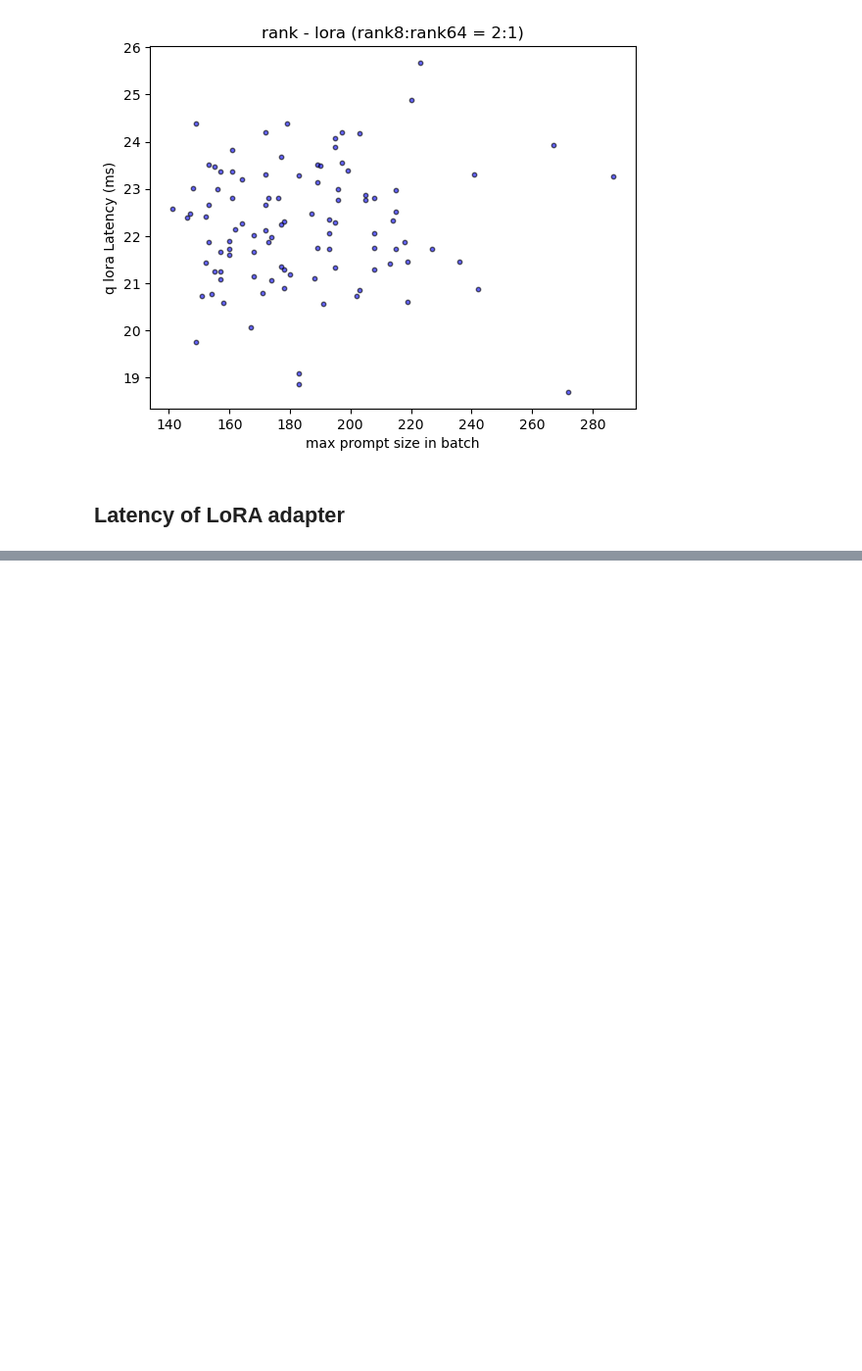
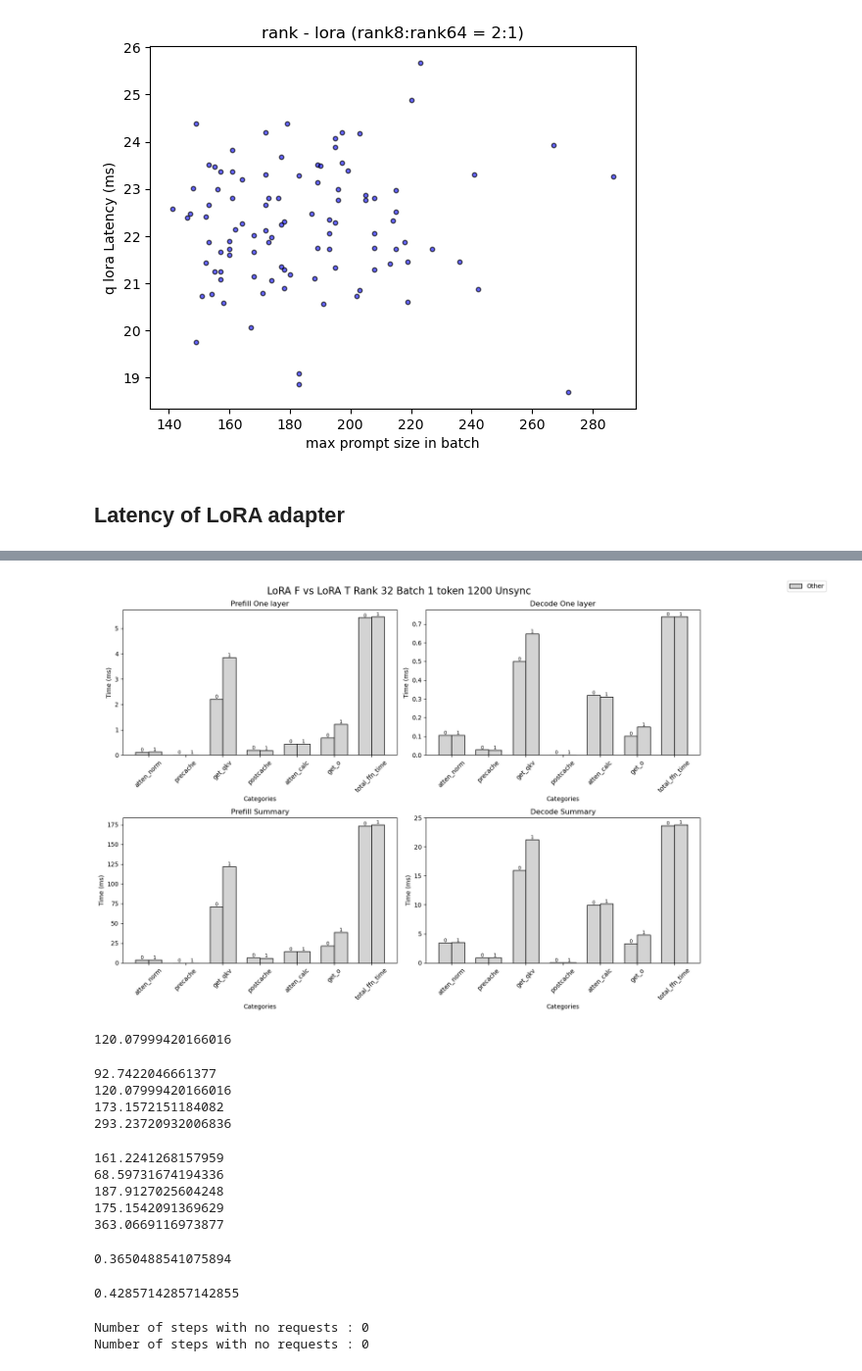
Before and after one commit to sgjeon194/S-LoRA_Analysis, a Jupyter notebook: Logs/timeDataParser.ipynb, the cells around one changed output, grey strips where cells are left out. Shown at 98% size. Cells and saved outputs as stored; diff of their text form; code cells hidden in the pictures; blank space fills up the shorter version.

```diff
--- a/Logs/timeDataParser.ipynb
+++ b/Logs/timeDataParser.ipynb
@@ -994,0 +1163,77 @@ plot_latency_stack_graph(batchsize_1_token_1200_use_lora_true_prefill[0]["layers
+# %%
+### For use LoRA True vs use LoRA False
+layer_idx = 23
+data["prefill_one_layer"] = [
+    batchsize_1_rank32_token_1200_sync_F_lora_F_prefill[0]["layers"][layer_idx],
+    batchsize_1_rank32_token_1200_sync_F_lora_T_prefill[0]["layers"][layer_idx]
+]
+data["decode_one_layer"] = [
+    batchsize_1_rank32_token_1200_sync_F_lora_F_decode[0]["layers"][layer_idx],
+    batchsize_1_rank32_token_1200_sync_F_lora_T_decode[0]["layers"][layer_idx]
+]
+
+data["prefill_summary"] = [
+    batchsize_1_rank32_token_1200_sync_F_lora_F_prefill[0]["summary"],
+    batchsize_1_rank32_token_1200_sync_F_lora_T_prefill[0]["summary"]
+]
+data["decode_summary"] = [
+    batchsize_1_rank32_token_1200_sync_F_lora_F_decode[0]["summary"],
+    batchsize_1_rank32_token_1200_sync_F_lora_T_decode[0]["summary"]
+]
+
+plot_latency_stack_graph_bundle("LoRA F vs LoRA T Rank 32 Batch 1 token 1200 Unsync", data, False)
+# %% [output]
+[figure, added]
+# %%
+sum([i['total_attention_time'] for i in batchsize_1_rank32_token_1200_sync_F_lora_F_prefill[0]["layers"]])
+# %% [output]
+120.07999420166016
+# %%
+print(batchsize_1_rank32_token_1200_sync_F_lora_F_prefill[0]["summary"]["get_qkv"]["total_time"] \
+    + batchsize_1_rank32_token_1200_sync_F_lora_F_prefill[0]["summary"]["get_o"]["total_time"])
+print(batchsize_1_rank32_token_1200_sync_F_lora_F_prefill[0]["summary"]["total_attention_time"])
+print(batchsize_1_rank32_token_1200_sync_F_lora_F_prefill[0]["summary"]["total_ffn_time"])
+print(batchsize_1_rank32_token_1200_sync_F_lora_F_prefill[0]["summary"]["total_ffn_time"] + batchsize_1_rank32_token_1200_sync_F_lora_F_prefill[0]["summary"]["total_attention_time"])
+# %% [output]
+92.7422046661377
+120.07999420166016
+173.1572151184082
+293.23720932006836
+# %%
+print(batchsize_1_rank32_token_1200_sync_F_lora_T_prefill[0]["summary"]["get_qkv"]["total_time"] \
+    + batchsize_1_rank32_token_1200_sync_F_lora_T_prefill[0]["summary"]["get_o"]["total_time"])
+print(batchsize_1_rank32_token_1200_sync_F_lora_T_prefill[0]["summary"]["get_qkv"]["detail"]["q_lora"] \
+    + batchsize_1_rank32_token_1200_sync_F_lora_T_prefill[0]["summary"]["get_qkv"]["detail"]["k_lora"] \
+    + batchsize_1_rank32_token_1200_sync_F_lora_T_prefill[0]["summary"]["get_qkv"]["detail"]["v_lora"] \
+    + batchsize_1_rank32_token_1200_sync_F_lora_T_prefill[0]["summary"]["get_o"]["detail"]["o_lora"])
+print(batchsize_1_rank32_token_1200_sync_F_lora_T_prefill[0]["summary"]["total_attention_time"])
+print(batchsize_1_rank32_token_1200_sync_F_lora_T_prefill[0]["summary"]["total_ffn_time"])
+print(batchsize_1_rank32_token_1200_sync_F_lora_T_prefill[0]["summary"]["total_ffn_time"] \
+    + batchsize_1_rank32_token_1200_sync_F_lora_T_prefill[0]["summary"]["total_attention_time"])
+# %% [output]
+161.2241268157959
+68.59731674194336
+187.9127025604248
+175.1542091369629
+363.0669116973877
+# %%
+(batchsize_1_rank32_token_1200_sync_F_lora_T_prefill[0]["summary"]["get_qkv"]["detail"]["q_lora"] \
+    + batchsize_1_rank32_token_1200_sync_F_lora_T_prefill[0]["summary"]["get_qkv"]["detail"]["k_lora"] \
+    + batchsize_1_rank32_token_1200_sync_F_lora_T_prefill[0]["summary"]["get_qkv"]["detail"]["v_lora"] \
+    + batchsize_1_rank32_token_1200_sync_F_lora_T_prefill[0]["summary"]["get_o"]["detail"]["o_lora"]) / ( \
+        #batchsize_1_rank32_token_1200_sync_F_lora_T_prefill[0]["summary"]["total_ffn_time"] \
+    batchsize_1_rank32_token_1200_sync_F_lora_T_prefill[0]["summary"]["total_attention_time"])
+# %% [output]
+0.3650488541075894
+# %%
+69/161
+# %% [output]
+0.42857142857142855
+# %%
+_, batchsize_1_rank16_token_1200_sync_T_lora_T_prefill, batchsize_1_rank16_token_1200_sync_T_lora_T_decode \
+    = make_steps("loraLatencyTest/rank16/batch_1_token_1200_useSync_True_lora_True.txt")
+_, batchsize_1_rank8_token_1200_sync_T_lora_T_prefill, batchsize_1_rank8_token_1200_sync_T_lora_T_decode \
+    = make_steps("loraLatencyTest/rank8/batch_1_token_1200_useSync_True_lora_True.txt")
+# %% [output]
+Number of steps with no requests : 0
+Number of steps with no requests : 0
```
Also changed, not shown: parts of 17 cells of this notebook.
